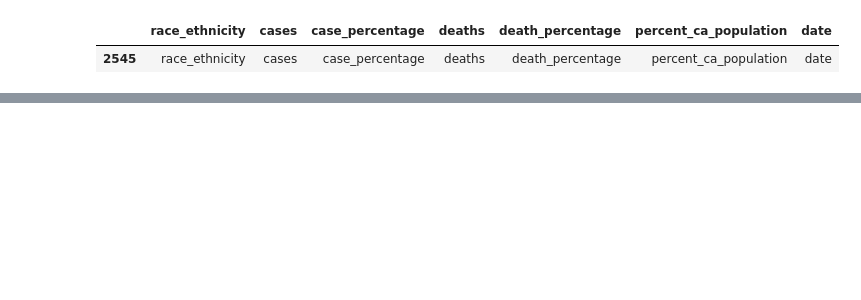
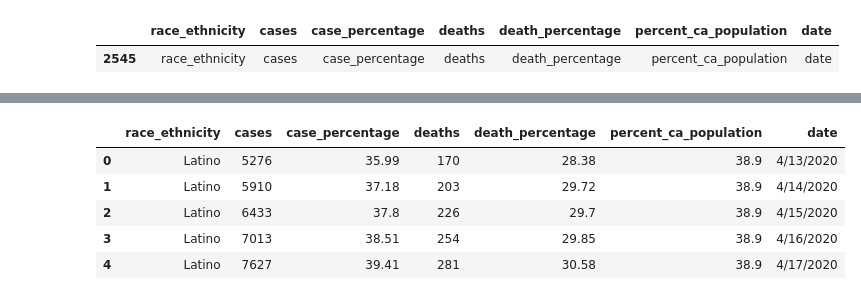
Before and after one commit to JohnGlendening/Project-1_2021, a Jupyter notebook: California gov/California_Ethnicity.ipynb, the cells around one changed output, grey strips where cells are left out. Saved outputs shown, nothing was run; the diff lists cells and outputs as text; code cells hidden in the pictures; blank space fills up the shorter version.

```diff
--- a/California gov/California_Ethnicity.ipynb
+++ b/California gov/California_Ethnicity.ipynb
@@ -114 +292,10 @@ Ethnicity_df.describe()
+# %%
+Ethnicity_df.head()
+# %% [output]
+|  | race_ethnicity | cases | case_percentage | deaths | death_percentage | percent_ca_population | date |
+| 0 | Latino | 5276 | 35.99 | 170 | 28.38 | 38.9 | 4/13/2020 |
+| 1 | Latino | 5910 | 37.18 | 203 | 29.72 | 38.9 | 4/14/2020 |
+| 2 | Latino | 6433 | 37.8 | 226 | 29.7 | 38.9 | 4/15/2020 |
+| 3 | Latino | 7013 | 38.51 | 254 | 29.85 | 38.9 | 4/16/2020 |
+| 4 | Latino | 7627 | 39.41 | 281 | 30.58 | 38.9 | 4/17/2020 |
 # %%
```
Also changed, not shown: parts of 26 cells of this notebook.
